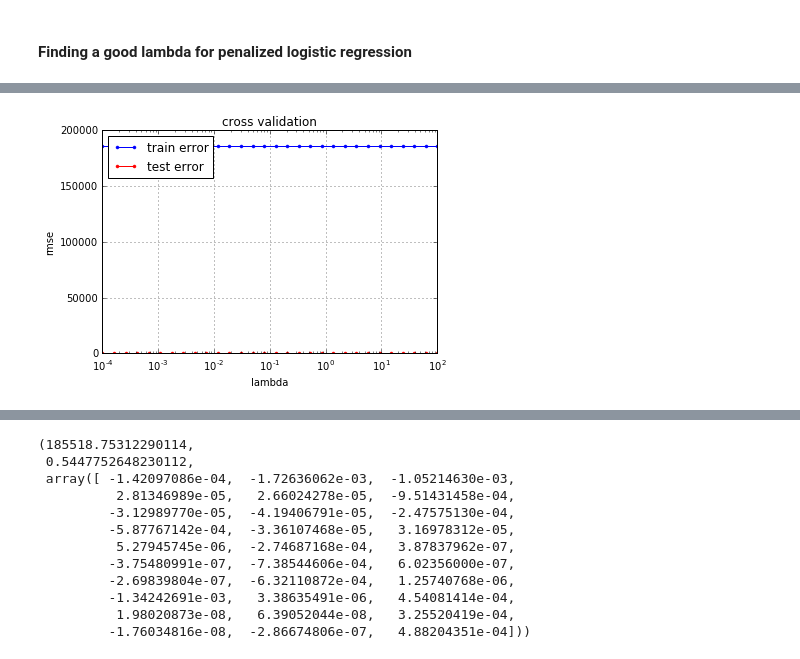
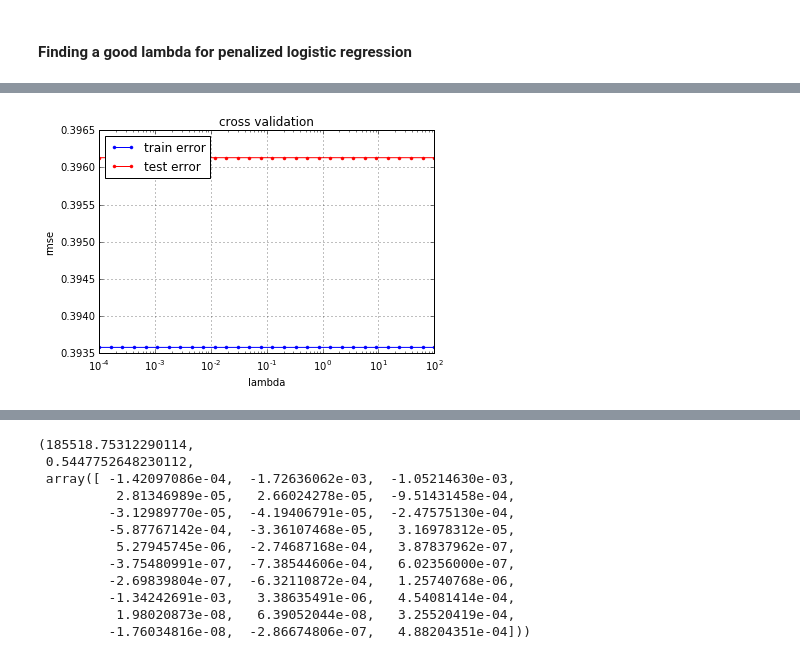
Before and after one commit to robines-wins/MLO-project1, a Jupyter notebook: scripts/project1.ipynb, the cells around one changed output, grey strips where cells are left out. Saved outputs shown, nothing was run; the diff lists cells and outputs as text; code cells hidden in the pictures.

Commit message:
added a modified reg_log_regression which returns the real mse error, instead of the cost function which is regularized with lambda.

```diff
--- a/scripts/project1.ipynb
+++ b/scripts/project1.ipynb
@@ -145,18 +145,18 @@ def sigmoid(t):
     z = np.exp(t)
     return z/(1+z)
 
-def compute_loss_logistic(y, tx, w, lambda_ = 0):
+def compute_loss_logistic(y, tx, w, lambda_):
     """compute the cost by negative log likelihood."""
-    clip = np.clip(tX @ w, -700, 700)
+    clip = np.clip(tx @ w, -700, 700)
     if lambda_ == 0:
         return (1/w.shape[0])*np.sum(np.log(1+np.exp(clip))-y*(tx @ w))
     else:
         return (1/w.shape[0])*np.sum(np.log(1+np.exp(clip))-y*(tx @ w)) + lambda_*np.sum(w*w) #or + lambda_*w.T*w
     #return -np.sum(np.log(1+np.exp(tx @ w))-y*(tx @ w))
 
-def compute_gradient_sigmoid(y, tx, w, lambda_ = 0):
+def compute_gradient_sigmoid(y, tx, w, lambda_):
     """compute the gradient of loss."""
-    clip = np.clip(tX @ w, -700, 700)
+    clip = np.clip(tx @ w, -700, 700)
     if lambda_ == 0:
         return tx.T.dot(sigmoid(clip)-y)
     else:
@@ -171,6 +171,9 @@ def reg_logistic_regression(y, tx, lambda_ , gamma, max_iters):
     gradf = partial(compute_gradient_sigmoid,lambda_ = lambda_)
     costf = partial(compute_loss_logistic, lambda_ = lambda_)
     return general_gradient_descent(y,tx,np.zeros((tx.shape[1], 1)),max_iters,gamma,gradf,costf)
+def reg_logistic_regression_with_mse(y, tx, lambda_ , gamma, max_iters):
+    gradf = partial(compute_gradient_sigmoid,lambda_ = lambda_)
+    return general_gradient_descent(y,tx,np.zeros((tx.shape[1], 1)),max_iters,gamma,gradf,compute_cost)
 # %% [markdown]
 ### Cross-validation
 # %%
@@ -183,7 +186,7 @@ def build_k_indices(y, k_fold, seed):
     k_indices = [indices[k * interval: (k + 1) * interval] for k in range(k_fold)]
     return np.array(k_indices)
 
-def cross_validation(y, tx, function_to_test,k_fold, lambda_,seed):
+def cross_validation(y, tx, function_to_test,k_fold, lambda_,seed,cost_function):
     """return the loss of train values, loss of test values and weights"""
     k_indices=build_k_indices(y,k_fold,seed)
     loss_tr=[]
@@ -195,19 +198,21 @@ def cross_validation(y, tx, function_to_test,k_fold, lambda_,seed):
         train_tx,train_y=tx[np.ravel(train_indices)],y[np.ravel(train_indices)]
         test_tx,test_y=tx[k_indices[k]],y[k_indices[k]]
 
-        loss_tr_k, weight_k = function_to_test(y, tx,lambda_)
+        loss_tr_k, weight_k = function_to_test(train_y, train_tx,lambda_)
         loss_tr.append(loss_tr_k)
         weights.append(weight_k)
-        loss_te.append(compute_cost(test_y,test_tx,weight_k))
+        loss_te.append(cost_function(test_y,test_tx,weight_k))
     return np.mean(loss_tr), np.mean(loss_te),np.mean(weights,axis=0)
 
-def finding_lambda(y, tx, function_to_test,k_fold,seed,lambdas):
+def finding_lambda(y, tx, function_to_test,k_fold,seed,lambdas,cost_function):
 
     # define lists to store the loss of training data and test data
     loss_tr = []
     loss_te = []
     for lambda_ in lambdas:
-        loss_tr_lamb,loss_te_lamb,weight_lamb=cross_validation(y,tx,function_to_test,k_fold,lambda_,seed)
+        print("lambda : ", lambda_)
+
+        loss_tr_lamb,loss_te_lamb,weight_lamb=cross_validation(y,tx,function_to_test,k_fold,lambda_,seed,cost_function)
         loss_tr.append(loss_tr_lamb)
         loss_te.append(loss_te_lamb)
     return loss_tr,loss_te
@@ -247,10 +252,10 @@ loss_tr,loss_te,w
 initial_w=np.zeros(tX.shape[1])
 gamma=0.00000000003
 max_iters=20
-function_to_test=partial(reg_logistic_regression,gamma=gamma, max_iters=max_iters)
+function_to_test=partial(reg_logistic_regression_with_mse,gamma=gamma, max_iters=max_iters)
 k_fold=4
 lambdas = np.logspace(-4, 2, 30)
-loss_tr,loss_te=finding_lambda(y0,tX_norm,function_to_test,k_fold,1,lambdas)
+loss_tr,loss_te=finding_lambda(y0,tX_norm,function_to_test,k_fold,1,lambdas,compute_cost)
 from helpers import *
 cross_validation_visualization(lambdas, loss_tr, loss_te)
 # %% [output]
@@ -274,3 +279,3 @@ Current iteration=19, the loss=185518.75406197135
-[figure, old version]
+[figure, new version]
 # %%
 function_to_test=partial(reg_logistic_regression,gamma=0.00000000003, max_iters=20)
```
Also changed, not shown: parts of 4 cells of this notebook, 1 other file.
